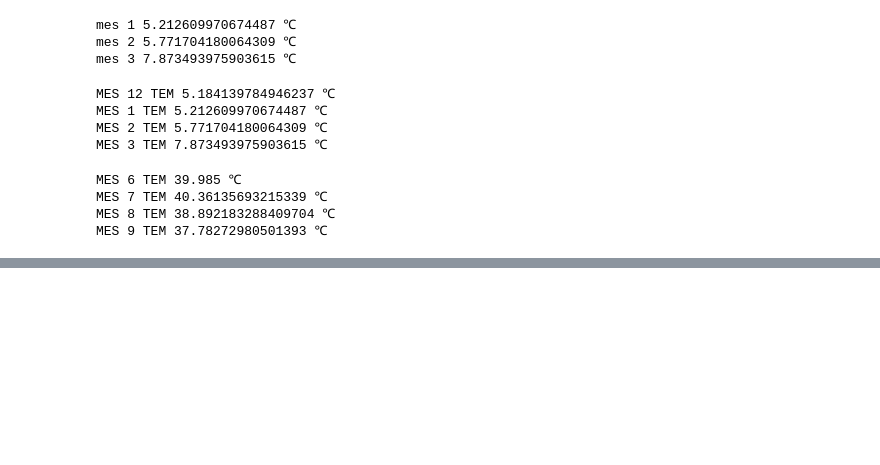
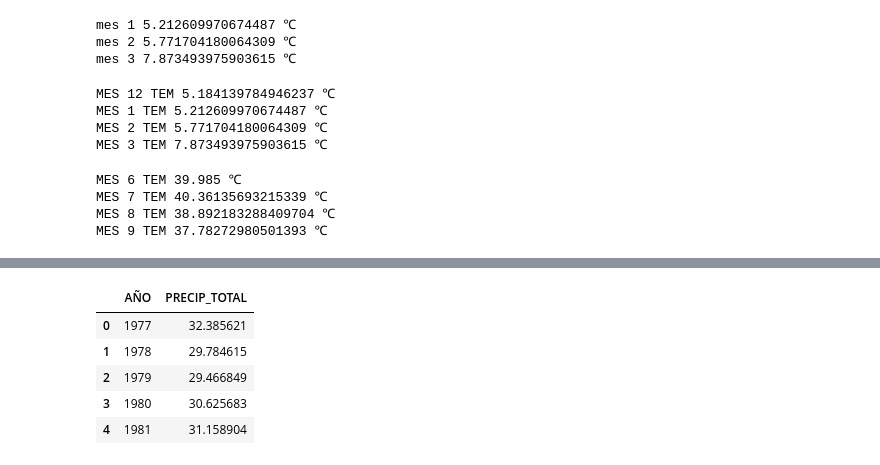
Before and after one commit to AdrianEVC/F-sica-computacional, a Jupyter notebook: Actividad4/Untitled.ipynb, the cells around one changed output, grey strips where cells are left out. Drawn from its saved outputs; the diff is of its cells as text; code cells hidden in the pictures; blank space fills up the shorter version.

```diff
--- a/Actividad4/Untitled.ipynb
+++ b/Actividad4/Untitled.ipynb
@@ -280,0 +272,16 @@ SyntaxError: invalid syntax (<ipython-input-40-001e9c1d881f>, line 1)
+# %%
+#Calculando el promedio de temperatura máxima por año
+init = df.YEAR.min()
+AÑO = [init + i for i in range(0,28)]
+AÑOS = [ df[df.YEAR==(init + i)].TMAX.mean() for i in range(0,28)]
+
+d1 = {'AÑO': AÑO, 'PRECIP_TOTAL': AÑOS}
+df3 = pd.DataFrame(data=d1)
+df3.head()
+# %% [output]
+|  | AÑO | PRECIP_TOTAL |
+| 0 | 1977 | 32.385621 |
+| 1 | 1978 | 29.784615 |
+| 2 | 1979 | 29.466849 |
+| 3 | 1980 | 30.625683 |
+| 4 | 1981 | 31.158904 |
```
Also changed, not shown: parts of 8 cells of this notebook, 1 other file.
